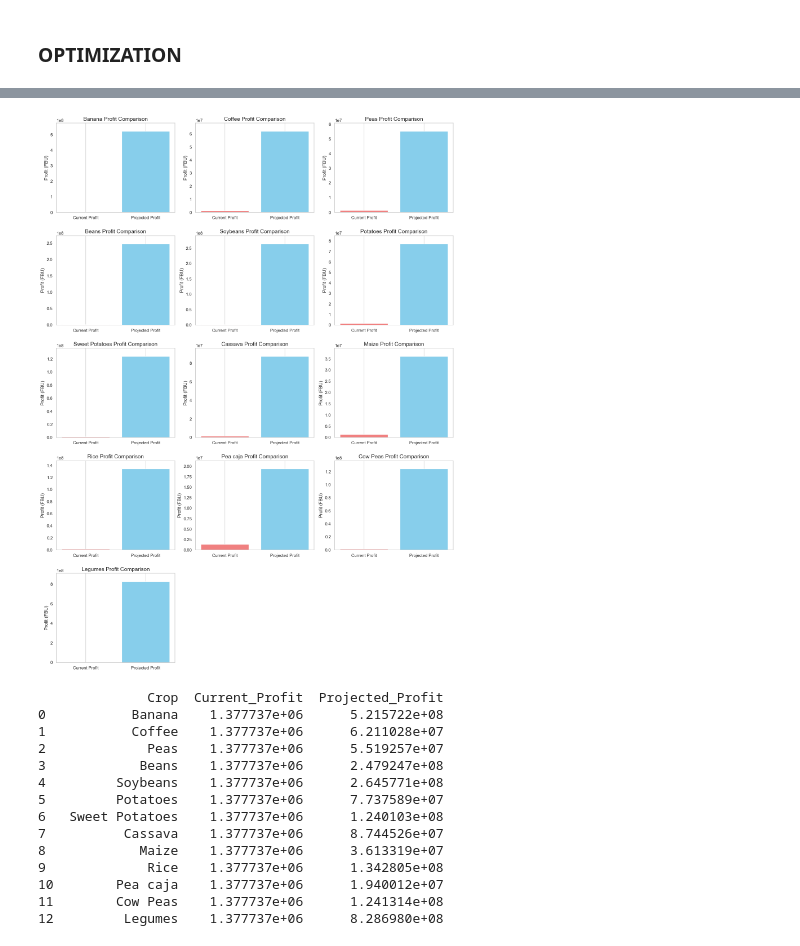
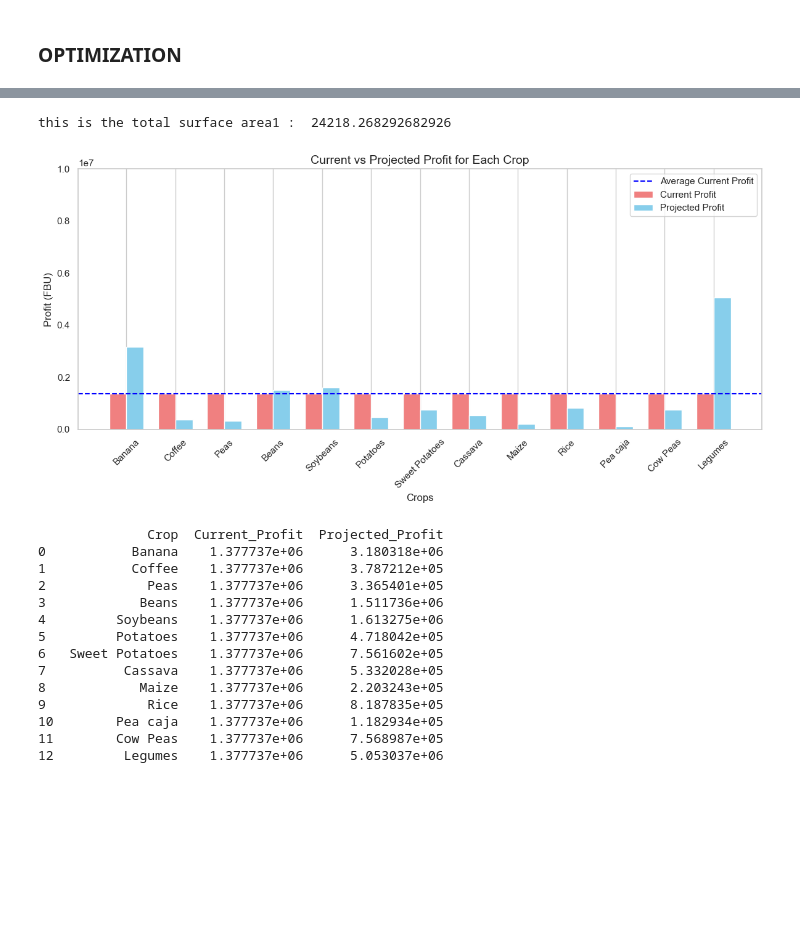
Before and after one commit to Jodick-Ndayisenga/Artificial-Intelligence, a Jupyter notebook: week_2/agro_forestry.ipynb, the cells around one changed output, grey strips where cells are left out. Drawn from its saved outputs; the diff is of its cells as text; code cells hidden in the pictures; blank space fills up the shorter version.

```diff
--- a/week_2/agro_forestry.ipynb
+++ b/week_2/agro_forestry.ipynb
@@ -446,7 +425,7 @@ for crop, (revenue_col, cost_col) in crop_columns.items():
     # Calculate net profit as the difference between mean revenue and cost
     net_profit = mean_revenue - mean_cost
     # Profit margin as a percentage relative to the cost
-    profit_margin = (net_profit / mean_cost) * 100 if mean_cost > 0 else net_profit  # Avoid division by zero
+    profit_margin = (net_profit / mean_cost) if mean_cost > 0 else net_profit  # Avoid division by zero
 
     profit_data.append({
         'Crop': crop,
@@ -646,10 +707,8 @@ Index(['Sex', 'Age_Head_family', 'Education', 'Main activity', 'Family_size',
 # %%
 
-
-# Assuming 'df' is your DataFrame containing the necessary columns
-
 # Step 1: Total surface area
-total_surface_area = df['Total_Area_Square meters'].sum()
+total_surface_area = df['Total_Area_Square meters'].mean()
+print("this is the total surface area1 : ", total_surface_area)
 
 # Step 2: Calculate the average current profit
 average_current_profit = df['Net_Profit'].mean()
@@ -696,11 +755,6 @@ crop_data = {
         'cost': 'Cassava_Cost',
         'revenue': 'Net Income Cassava'
     },
-    # 'Peanut': {
-    #     'area': 'Peanut_Area',
-    #     'cost': 'Peanut_Cost',
-    #     'revenue': 'Net income peanut'
-    # },
     'Maize': {
         'area': 'Maize_Area',
         'cost': 'Maize_Cost',
@@ -730,61 +784,65 @@ crop_data = {
 
 # Step 4: Calculate projected profit if each crop occupied the entire land
 projected_profits = {}
 for crop, data in crop_data.items():
     avg_area = df[data['area']].mean()  # Average area for the crop
     current_cost = df[data['cost']].mean()  # Average cost for the crop
     current_revenue = df[data['revenue']].mean()  # Average revenue for the crop
 
     projected_costs = (total_surface_area / avg_area) * current_cost
     projected_revenue = (total_surface_area / avg_area) * current_revenue
     projected_profit = projected_revenue - projected_costs
 
     projected_profits[crop] = {
         'Current_Profit': average_current_profit,
         'Projected_Profit': projected_profit
     }
 
 # Step 5: Create a summary DataFrame for visualization
 summary_df = pd.DataFrame.from_dict(projected_profits, orient='index').reset_index()
 summary_df.columns = ['Crop', 'Current_Profit', 'Projected_Profit']
-# Step 6: Create subplots to visualize the profits
-num_crops = len(summary_df)
-num_cols = 3  # Number of columns in the subplot grid
-num_rows = np.ceil(num_crops / num_cols).astype(int)  # Calculate number of rows needed
 
-fig, axes = plt.subplots(nrows=num_rows, ncols=num_cols, figsize=(15, 4 * num_rows))
-axes = axes.flatten()  # Flatten the axes array for easy indexing
+# Step 6: Create a combined bar plot for all crops
+bar_width = 0.35  # Width of the bars
+x = np.arange(len(summary_df['Crop']))  # X locations for the groups
 
-for i, row in summary_df.iterrows():
-    axes[i].bar(['Current Profit', 'Projected Profit'], [row['Current_Profit'], row['Projected_Profit']],
-                 color=['lightcoral', 'skyblue'])
-    axes[i].set_title(f"{row['Crop']} Profit Comparison", fontsize=14)
-    axes[i].set_ylabel('Profit (FBU)', fontsize=12)
-    axes[i].set_ylim(0, max(row['Current_Profit'], row['Projected_Profit']) * 1.1)  # Adjust y-axis limit
-    axes[i].grid(axis='y')
+# Create the bar plot
+plt.figure(figsize=(12, 6))
+plt.bar(x - bar_width / 2, summary_df['Current_Profit'], width=bar_width, label='Current Profit', color='lightcoral')
+plt.bar(x + bar_width / 2, summary_df['Projected_Profit'], width=bar_width, label='Projected Profit', color='skyblue')
 
-# Hide any unused subplots
-for j in range(i + 1, num_rows * num_cols):
-    fig.delaxes(axes[j])
+# Adding labels and title
+plt.xlabel('Crops', fontsize=12)
+plt.ylabel('Profit (FBU)', fontsize=12)
+plt.title('Current vs Projected Profit for Each Crop', fontsize=14)
+plt.xticks(x, summary_df['Crop'], rotation=45)
+plt.axhline(y=average_current_profit, color='blue', linestyle='--', label='Average Current Profit')
 
+# Set y-axis limit to accommodate current profit visibility
+current_profit_limit = average_current_profit
+plt.ylim(0, 1e7)
+
+plt.legend()
+plt.grid(axis='y')
 plt.tight_layout()
 plt.show()
 
 # Display the summary DataFrame for review
 print(summary_df)
 # %% [output]
+this is the total surface area1 :  24218.268292682926
-[figure, old version]
+[figure, new version]
-              Crop  Current_Profit  Projected_Profit
-0           Banana    1.377737e+06      5.215722e+08
-1           Coffee    1.377737e+06      6.211028e+07
-2             Peas    1.377737e+06      5.519257e+07
-3            Beans    1.377737e+06      2.479247e+08
-4         Soybeans    1.377737e+06      2.645771e+08
-5         Potatoes    1.377737e+06      7.737589e+07
-6   Sweet Potatoes    1.377737e+06      1.240103e+08
-7          Cassava    1.377737e+06      8.744526e+07
-8            Maize    1.377737e+06      3.613319e+07
-9             Rice    1.377737e+06      1.342805e+08
-10        Pea caja    1.377737e+06      1.940012e+07
-11        Cow Peas    1.377737e+06      1.241314e+08
-12         Legumes    1.377737e+06      8.286980e+08
+              Crop  Current_Profit  Projected_Profit
+0           Banana    1.377737e+06      3.180318e+06
+1           Coffee    1.377737e+06      3.787212e+05
+2             Peas    1.377737e+06      3.365401e+05
+3            Beans    1.377737e+06      1.511736e+06
+4         Soybeans    1.377737e+06      1.613275e+06
+5         Potatoes    1.377737e+06      4.718042e+05
+6   Sweet Potatoes    1.377737e+06      7.561602e+05
+7          Cassava    1.377737e+06      5.332028e+05
+8            Maize    1.377737e+06      2.203243e+05
+9             Rice    1.377737e+06      8.187835e+05
+10        Pea caja    1.377737e+06      1.182934e+05
+11        Cow Peas    1.377737e+06      7.568987e+05
+12         Legumes    1.377737e+06      5.053037e+06
```
Also changed, not shown: parts of 8 cells of this notebook, 1 other file.
